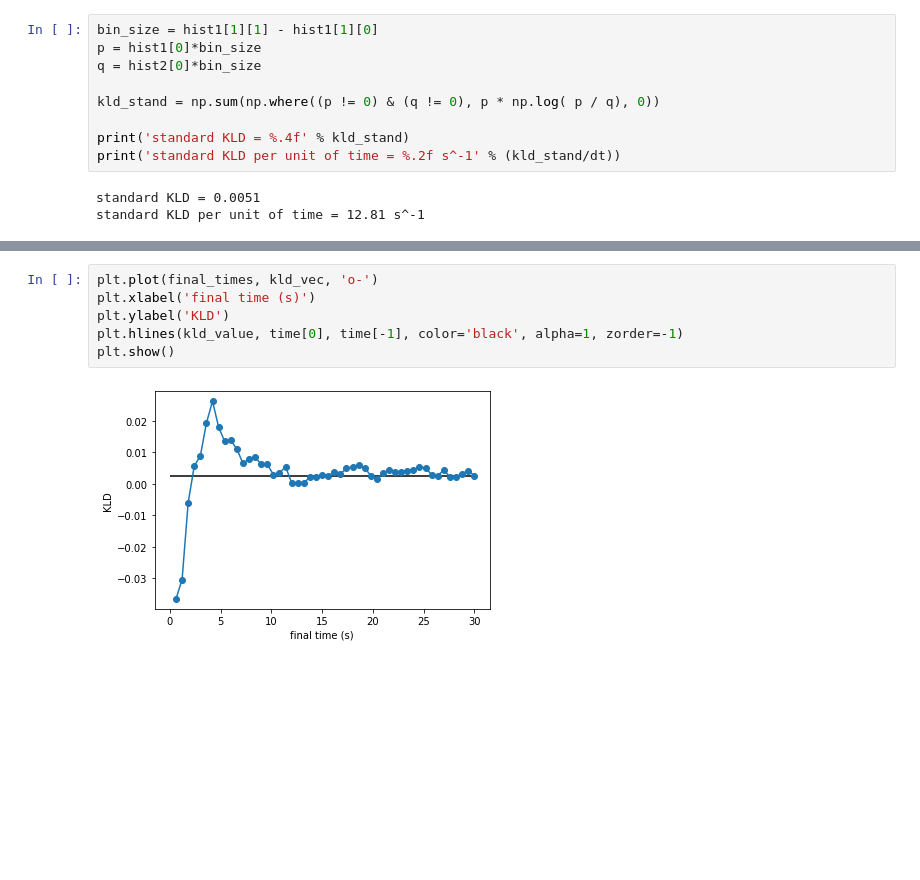
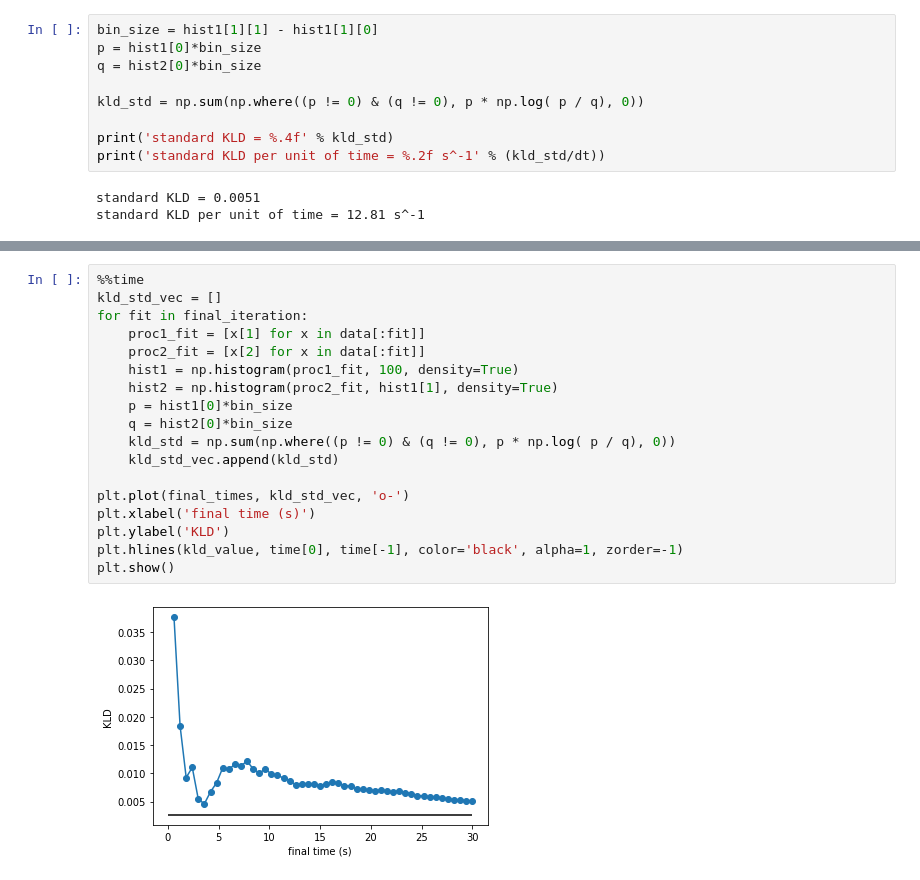
Before and after one commit to pedroharunari/KLD_estimation, a Jupyter notebook: applications/KLD_from_data.ipynb, the cells around one changed output, grey strips where cells are left out. Drawn from its saved outputs; the diff is of its cells as text; blank space fills up the shorter version.

```diff
--- a/applications/KLD_from_data.ipynb
+++ b/applications/KLD_from_data.ipynb
@@ -111,10 +111,10 @@ bin_size = hist1[1][1] - hist1[1][0]
 p = hist1[0]*bin_size
 q = hist2[0]*bin_size
 
-kld_stand = np.sum(np.where((p != 0) & (q != 0), p * np.log( p / q), 0))
+kld_std = np.sum(np.where((p != 0) & (q != 0), p * np.log( p / q), 0))
 
-print('standard KLD = %.4f' % kld_stand)
-print('standard KLD per unit of time = %.2f s^-1' % (kld_stand/dt))
+print('standard KLD = %.4f' % kld_std)
+print('standard KLD per unit of time = %.2f s^-1' % (kld_std/dt))
 # %% [output]
 standard KLD = 0.0051
 standard KLD per unit of time = 12.81 s^-1
@@ -132,8 +142,20 @@ for fit in final_iteration:
-# %%
-plt.plot(final_times, kld_vec, 'o-')
-plt.xlabel('final time (s)')
-plt.ylabel('KLD')
-plt.hlines(kld_value, time[0], time[-1], color='black', alpha=1, zorder=-1)
-plt.show()
-# %% [output]
-[figure, removed]
+# %%
+%%time
+kld_std_vec = []
+for fit in final_iteration:
+    proc1_fit = [x[1] for x in data[:fit]]
+    proc2_fit = [x[2] for x in data[:fit]]
+    hist1 = np.histogram(proc1_fit, 100, density=True)
+    hist2 = np.histogram(proc2_fit, hist1[1], density=True)
+    p = hist1[0]*bin_size
+    q = hist2[0]*bin_size
+    kld_std = np.sum(np.where((p != 0) & (q != 0), p * np.log( p / q), 0))
+    kld_std_vec.append(kld_std)
+
+plt.plot(final_times, kld_std_vec, 'o-')
+plt.xlabel('final time (s)')
+plt.ylabel('KLD')
+plt.hlines(kld_value, time[0], time[-1], color='black', alpha=1, zorder=-1)
+plt.show()
+# %% [output]
+[figure, added]
```
Also changed, not shown: parts of 3 cells of this notebook.
